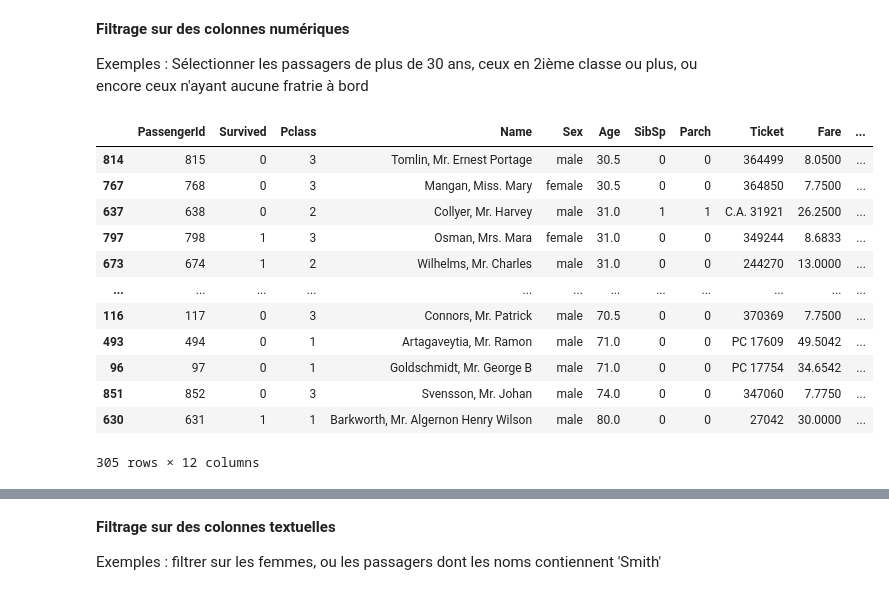
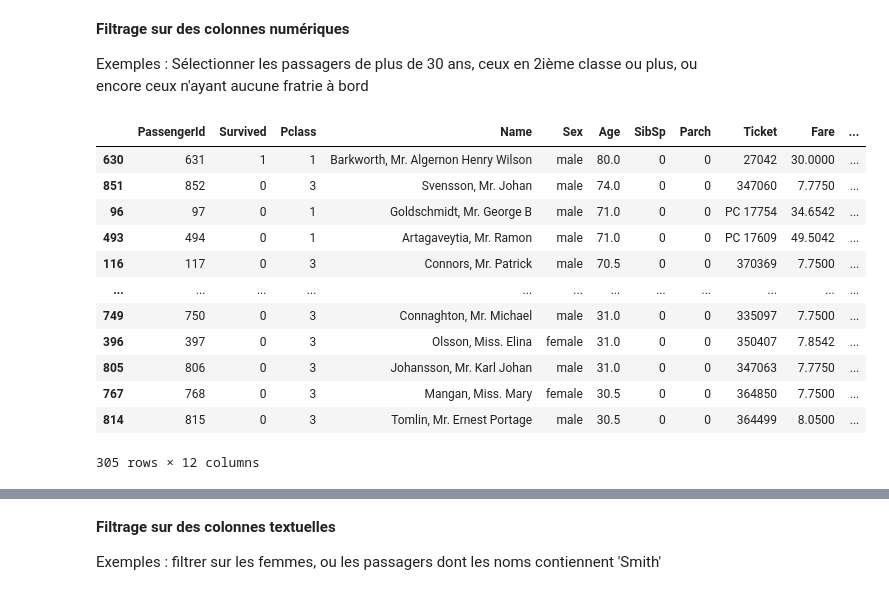
Before and after one commit to nevillemakoyi/Pandas_basic, a Jupyter notebook: notebooks/4 - data modeling avec Pandas - cours - élève.ipynb, the cells around one changed output, grey strips where cells are left out. Cells and saved outputs as stored; diff of their text form; code cells hidden in the pictures.

```diff
--- a/notebooks/4 - data modeling avec Pandas - cours - élève.ipynb
+++ b/notebooks/4 - data modeling avec Pandas - cours - élève.ipynb
@@ -28,23 +28,22 @@ data.head(10)
 
 Exemples : Sélectionner les passagers de plus de 30 ans, ceux en 2ième classe ou plus, ou encore ceux n'ayant aucune fratrie à bord
 # %%
-plus_de_30 = data [
-                    data['Age'] > 30
-
-                    ]
-plus_de_30.sort_values(by=['Age'], ascending=True)
+plus_de_30 = data[
+                data['Age']>30
+                ]
+plus_de_30.sort_values(by='Age', ascending=False)
 # %% [output]
 |  | PassengerId | Survived | Pclass | Name | Sex | Age | SibSp | Parch | Ticket | Fare | ... |
+| 630 | 631 | 1 | 1 | Barkworth, Mr. Algernon Henry Wilson | male | 80.0 | 0 | 0 | 27042 | 30.0000 | ... |
+| 851 | 852 | 0 | 3 | Svensson, Mr. Johan | male | 74.0 | 0 | 0 | 347060 | 7.7750 | ... |
+| 96 | 97 | 0 | 1 | Goldschmidt, Mr. George B | male | 71.0 | 0 | 0 | PC 17754 | 34.6542 | ... |
+| 493 | 494 | 0 | 1 | Artagaveytia, Mr. Ramon | male | 71.0 | 0 | 0 | PC 17609 | 49.5042 | ... |
+| 116 | 117 | 0 | 3 | Connors, Mr. Patrick | male | 70.5 | 0 | 0 | 370369 | 7.7500 | ... |
+| ... | ... | ... | ... | ... | ... | ... | ... | ... | ... | ... | ... |
+| 749 | 750 | 0 | 3 | Connaghton, Mr. Michael | male | 31.0 | 0 | 0 | 335097 | 7.7500 | ... |
+| 396 | 397 | 0 | 3 | Olsson, Miss. Elina | female | 31.0 | 0 | 0 | 350407 | 7.8542 | ... |
+| 805 | 806 | 0 | 3 | Johansson, Mr. Karl Johan | male | 31.0 | 0 | 0 | 347063 | 7.7750 | ... |
+| 767 | 768 | 0 | 3 | Mangan, Miss. Mary | female | 30.5 | 0 | 0 | 364850 | 7.7500 | ... |
 | 814 | 815 | 0 | 3 | Tomlin, Mr. Ernest Portage | male | 30.5 | 0 | 0 | 364499 | 8.0500 | ... |
-| 767 | 768 | 0 | 3 | Mangan, Miss. Mary | female | 30.5 | 0 | 0 | 364850 | 7.7500 | ... |
-| 637 | 638 | 0 | 2 | Collyer, Mr. Harvey | male | 31.0 | 1 | 1 | C.A. 31921 | 26.2500 | ... |
-| 797 | 798 | 1 | 3 | Osman, Mrs. Mara | female | 31.0 | 0 | 0 | 349244 | 8.6833 | ... |
-| 673 | 674 | 1 | 2 | Wilhelms, Mr. Charles | male | 31.0 | 0 | 0 | 244270 | 13.0000 | ... |
-| ... | ... | ... | ... | ... | ... | ... | ... | ... | ... | ... | ... |
-| 116 | 117 | 0 | 3 | Connors, Mr. Patrick | male | 70.5 | 0 | 0 | 370369 | 7.7500 | ... |
-| 493 | 494 | 0 | 1 | Artagaveytia, Mr. Ramon | male | 71.0 | 0 | 0 | PC 17609 | 49.5042 | ... |
-| 96 | 97 | 0 | 1 | Goldschmidt, Mr. George B | male | 71.0 | 0 | 0 | PC 17754 | 34.6542 | ... |
-| 851 | 852 | 0 | 3 | Svensson, Mr. Johan | male | 74.0 | 0 | 0 | 347060 | 7.7750 | ... |
-| 630 | 631 | 1 | 1 | Barkworth, Mr. Algernon Henry Wilson | male | 80.0 | 0 | 0 | 27042 | 30.0000 | ... |
 305 rows × 12 columns
 # %%
```
Also changed, not shown: parts of 6 cells of this notebook.
